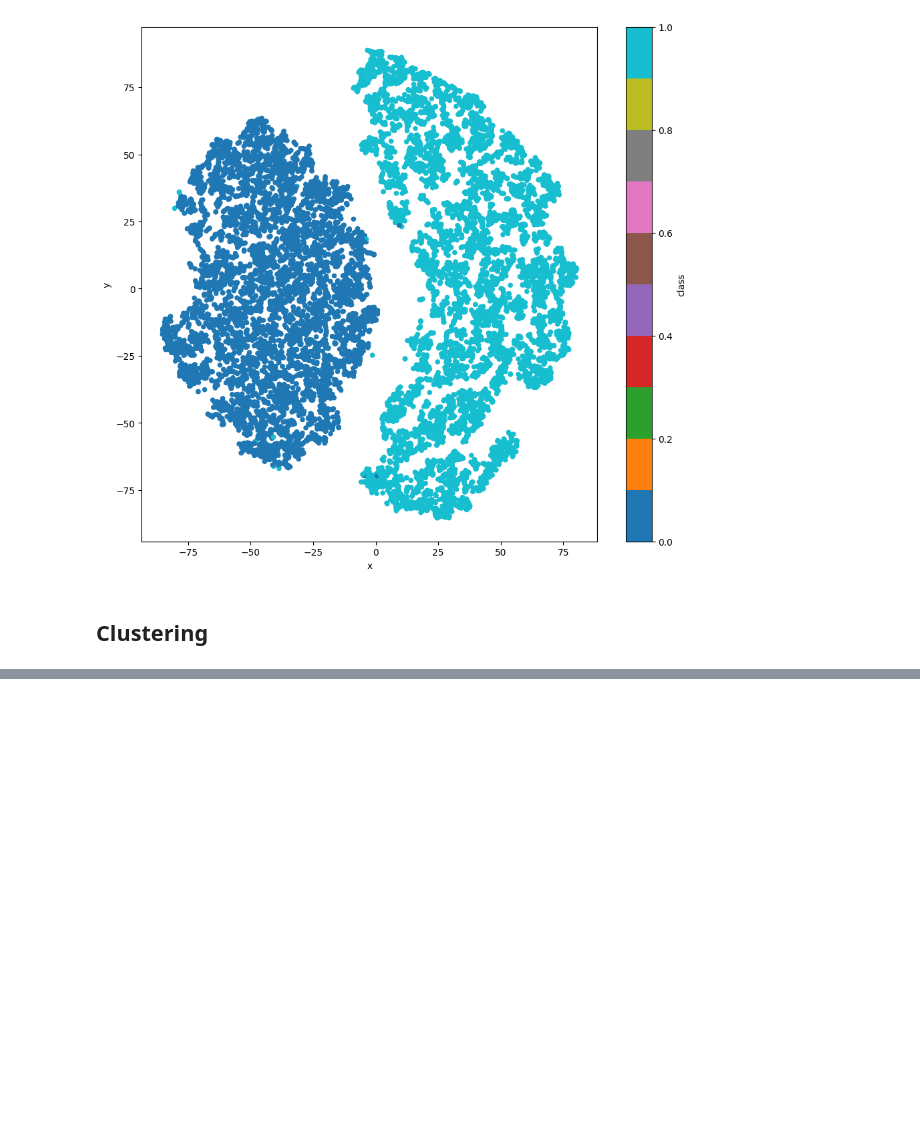
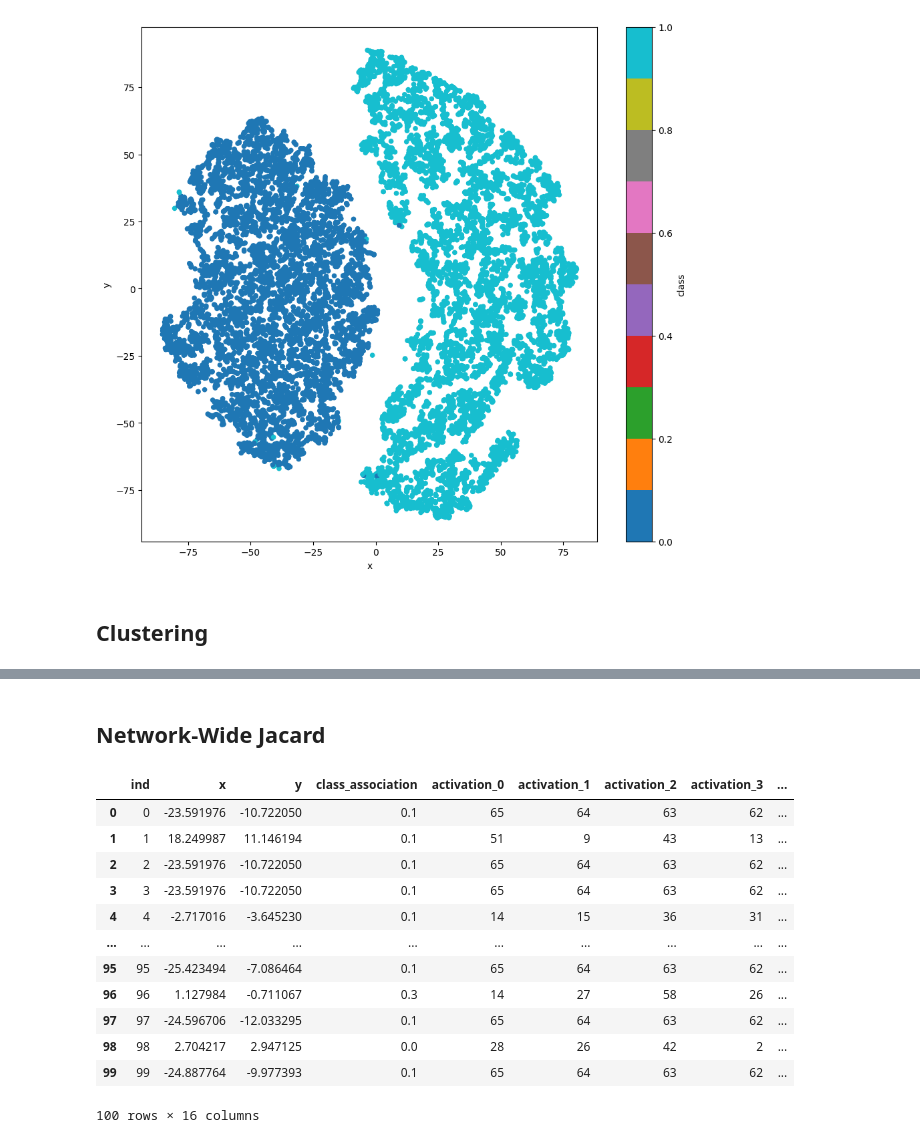
Before and after one commit to c1014695Newcastle/PyTorchJacard, a Jupyter notebook: Model_WORKING.ipynb, the cells around one changed output, grey strips where cells are left out. Cells and saved outputs as stored; diff of their text form; code cells hidden in the pictures; blank space fills up the shorter version.

```diff
--- a/Model_WORKING.ipynb
+++ b/Model_WORKING.ipynb
@@ -608,0 +578,33 @@ coordinates.plot.scatter(
+# %% [markdown]
+## Network-Wide Jacard
+# %%
+first = pd.read_csv('Data/Neuron_Cluster_First_Hidden_Layer.csv')
+first['layer'] = 1
+
+second = pd.read_csv('Data/Neuron_Cluster_Second_Hidden_Layer.csv')
+second['ind'] = second['ind'] + 100
+second['layer'] = 2
+
+third = pd.read_csv('Data/Neuron_Cluster_Third_Hidden_Layer.csv')
+third['ind'] = third['ind'] + 200
+third['layer'] = 3
+
+fourth = pd.read_csv('Data/Neuron_Cluster_Last_Hidden_Layer.csv')
+fourth['ind'] = fourth['ind'] + 300
+fourth['layer'] = 4
+# %%
+first
+# %% [output]
+|  | ind | x | y | class_association | activation_0 | activation_1 | activation_2 | activation_3 | ... |
+| 0 | 0 | -23.591976 | -10.722050 | 0.1 | 65 | 64 | 63 | 62 | ... |
+| 1 | 1 | 18.249987 | 11.146194 | 0.1 | 51 | 9 | 43 | 13 | ... |
+| 2 | 2 | -23.591976 | -10.722050 | 0.1 | 65 | 64 | 63 | 62 | ... |
+| 3 | 3 | -23.591976 | -10.722050 | 0.1 | 65 | 64 | 63 | 62 | ... |
+| 4 | 4 | -2.717016 | -3.645230 | 0.1 | 14 | 15 | 36 | 31 | ... |
+| ... | ... | ... | ... | ... | ... | ... | ... | ... | ... |
+| 95 | 95 | -25.423494 | -7.086464 | 0.1 | 65 | 64 | 63 | 62 | ... |
+| 96 | 96 | 1.127984 | -0.711067 | 0.3 | 14 | 27 | 58 | 26 | ... |
+| 97 | 97 | -24.596706 | -12.033295 | 0.1 | 65 | 64 | 63 | 62 | ... |
+| 98 | 98 | 2.704217 | 2.947125 | 0.0 | 28 | 26 | 42 | 2 | ... |
+| 99 | 99 | -24.887764 | -9.977393 | 0.1 | 65 | 64 | 63 | 62 | ... |
+100 rows × 16 columns
```
Also changed, not shown: parts of 30 cells of this notebook, 13 other files.
